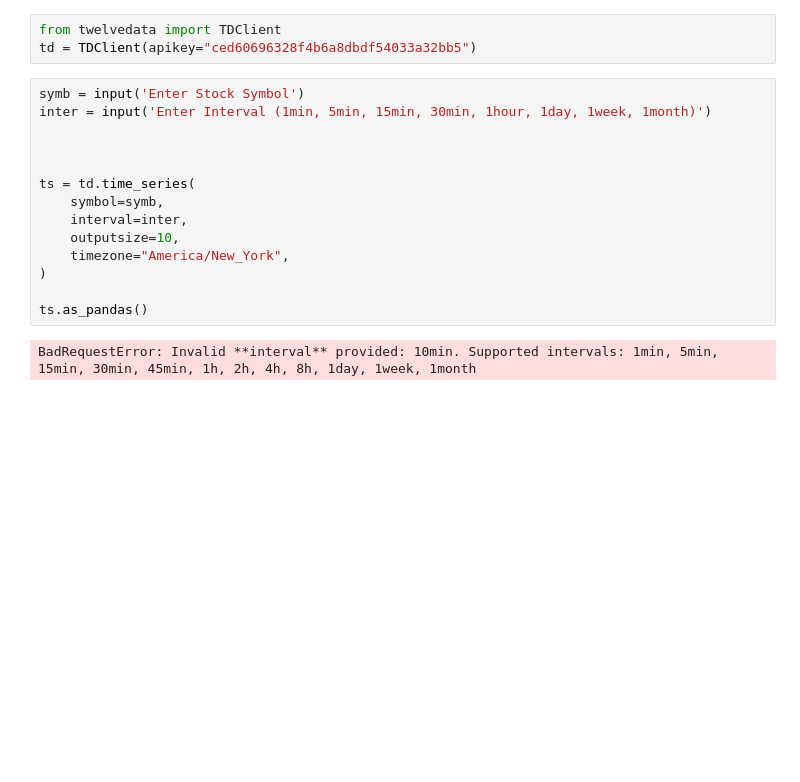
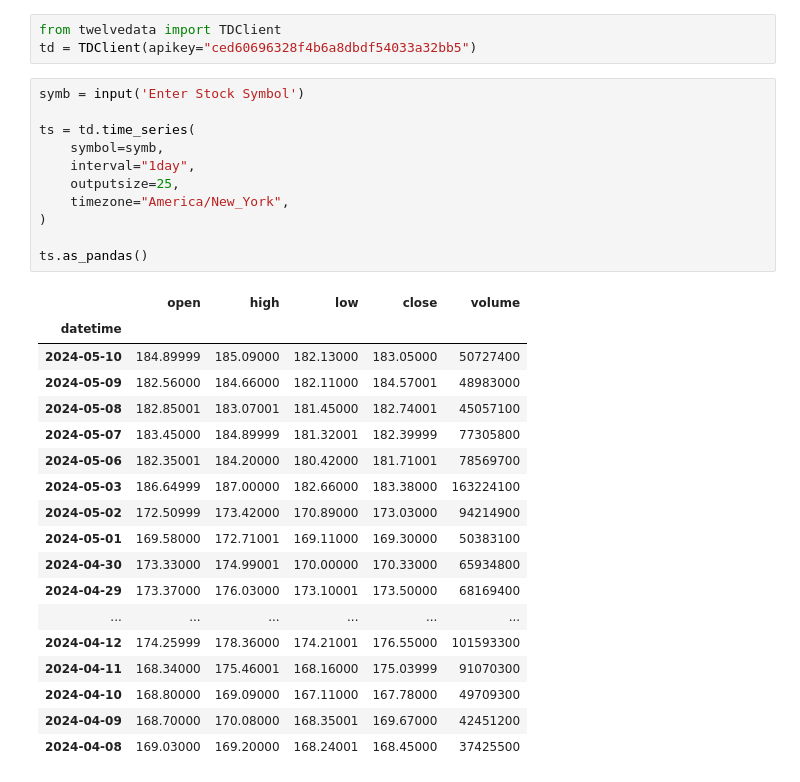
Before and after one commit to pvarshh/stocks, a Jupyter notebook: new.ipynb, the cells around one changed output. Cells and saved outputs as stored; diff of their text form; blank space fills up the shorter version.

```diff
--- a/new.ipynb
+++ b/new.ipynb
@@ -3,17 +3,31 @@ from twelvedata import TDClient
 td = TDClient(apikey="ced60696328f4b6a8dbdf54033a32bb5")
 # %%
 symb = input('Enter Stock Symbol')
-inter = input('Enter Interval (1min, 5min, 15min, 30min, 1hour, 1day, 1week, 1month)')
-
-
 
 ts = td.time_series(
     symbol=symb,
-    interval=inter,
-    outputsize=10,
+    interval="1day",
+    outputsize=25,
     timezone="America/New_York",
 )
 
 ts.as_pandas()
 # %% [output]
-BadRequestError: Invalid **interval** provided: 10min. Supported intervals: 1min, 5min, 15min, 30min, 45min, 1h, 2h, 4h, 8h, 1day, 1week, 1month
+|  | open | high | low | close | volume |
+| datetime |  |  |  |  |  |
+| 2024-05-10 | 184.89999 | 185.09000 | 182.13000 | 183.05000 | 50727400 |
+| 2024-05-09 | 182.56000 | 184.66000 | 182.11000 | 184.57001 | 48983000 |
+| 2024-05-08 | 182.85001 | 183.07001 | 181.45000 | 182.74001 | 45057100 |
+| 2024-05-07 | 183.45000 | 184.89999 | 181.32001 | 182.39999 | 77305800 |
+| 2024-05-06 | 182.35001 | 184.20000 | 180.42000 | 181.71001 | 78569700 |
+| 2024-05-03 | 186.64999 | 187.00000 | 182.66000 | 183.38000 | 163224100 |
+| 2024-05-02 | 172.50999 | 173.42000 | 170.89000 | 173.03000 | 94214900 |
+| 2024-05-01 | 169.58000 | 172.71001 | 169.11000 | 169.30000 | 50383100 |
+| 2024-04-30 | 173.33000 | 174.99001 | 170.00000 | 170.33000 | 65934800 |
+| 2024-04-29 | 173.37000 | 176.03000 | 173.10001 | 173.50000 | 68169400 |
+| ... | ... | ... | ... | ... | ... |
+| 2024-04-12 | 174.25999 | 178.36000 | 174.21001 | 176.55000 | 101593300 |
+| 2024-04-11 | 168.34000 | 175.46001 | 168.16000 | 175.03999 | 91070300 |
+| 2024-04-10 | 168.80000 | 169.09000 | 167.11000 | 167.78000 | 49709300 |
+| 2024-04-09 | 168.70000 | 170.08000 | 168.35001 | 169.67000 | 42451200 |
+| 2024-04-08 | 169.03000 | 169.20000 | 168.24001 | 168.45000 | 37425500 |
```
Also changed, not shown: parts of 2 cells of this notebook.
